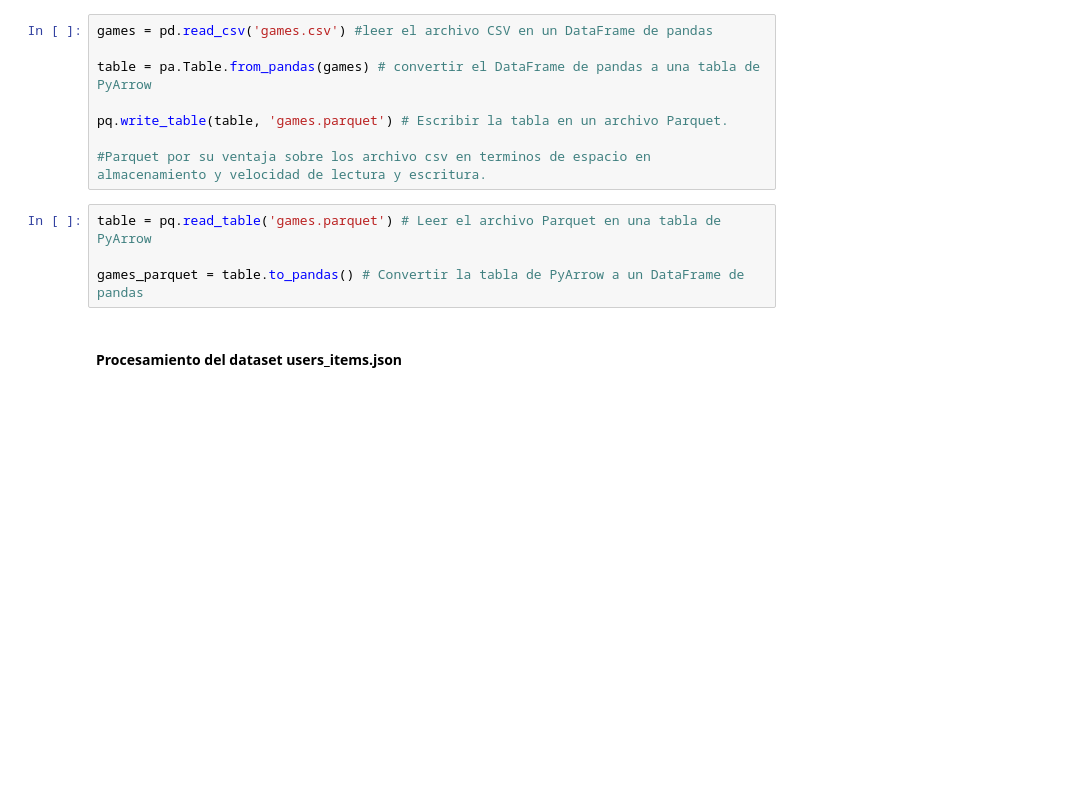
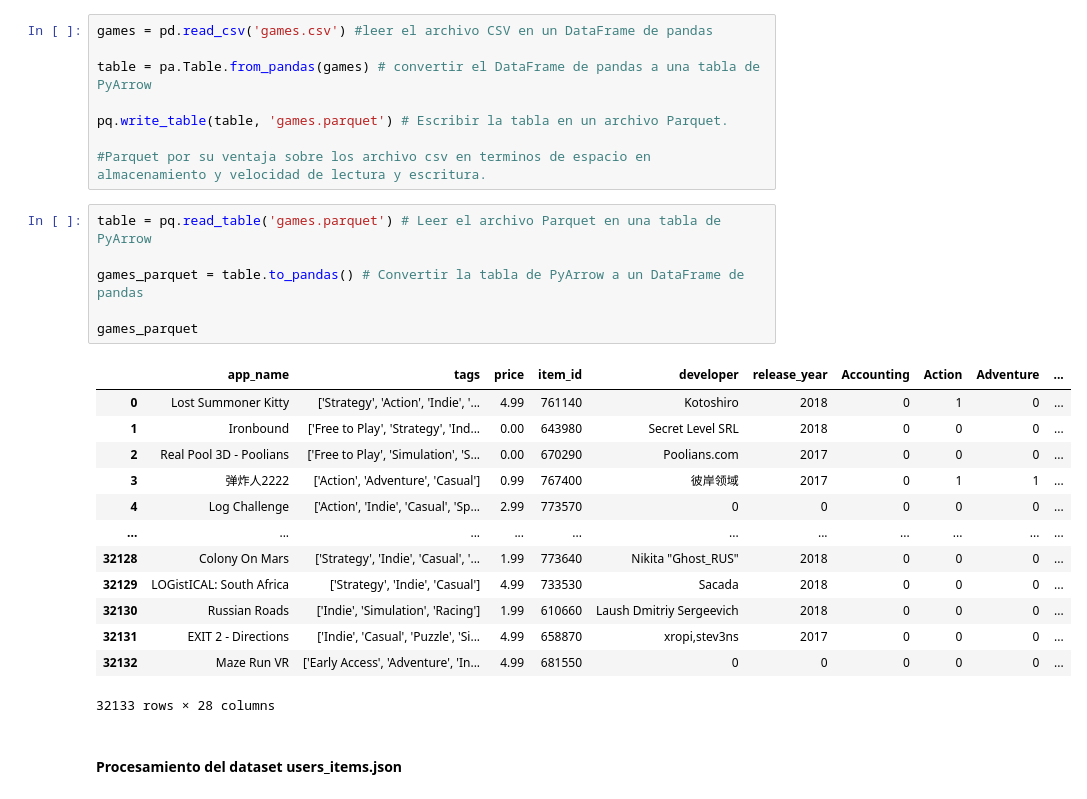
Before and after one commit to higodouza/PI_MLOps, a Jupyter notebook: ETL.ipynb, the cells around one changed output. Saved outputs shown, nothing was run; the diff lists cells and outputs as text; blank space fills up the shorter version.

```diff
--- a/ETL.ipynb
+++ b/ETL.ipynb
@@ -224,7 +224,23 @@ pq.write_table(table, 'games.parquet') # Escribir la tabla en un archivo Parquet
 # %%
 table = pq.read_table('games.parquet') # Leer el archivo Parquet en una tabla de PyArrow
 
 games_parquet = table.to_pandas() # Convertir la tabla de PyArrow a un DataFrame de pandas
+
+games_parquet
+# %% [output]
+|  | app_name | tags | price | item_id | developer | release_year | Accounting | Action | Adventure | ... |
+| 0 | Lost Summoner Kitty | ['Strategy', 'Action', 'Indie', '... | 4.99 | 761140 | Kotoshiro | 2018 | 0 | 1 | 0 | ... |
+| 1 | Ironbound | ['Free to Play', 'Strategy', 'Ind... | 0.00 | 643980 | Secret Level SRL | 2018 | 0 | 0 | 0 | ... |
+| 2 | Real Pool 3D - Poolians | ['Free to Play', 'Simulation', 'S... | 0.00 | 670290 | Poolians.com | 2017 | 0 | 0 | 0 | ... |
+| 3 | 弹炸人2222 | ['Action', 'Adventure', 'Casual'] | 0.99 | 767400 | 彼岸领域 | 2017 | 0 | 1 | 1 | ... |
+| 4 | Log Challenge | ['Action', 'Indie', 'Casual', 'Sp... | 2.99 | 773570 | 0 | 0 | 0 | 0 | 0 | ... |
+| ... | ... | ... | ... | ... | ... | ... | ... | ... | ... | ... |
+| 32128 | Colony On Mars | ['Strategy', 'Indie', 'Casual', '... | 1.99 | 773640 | Nikita "Ghost_RUS" | 2018 | 0 | 0 | 0 | ... |
+| 32129 | LOGistICAL: South Africa | ['Strategy', 'Indie', 'Casual'] | 4.99 | 733530 | Sacada | 2018 | 0 | 0 | 0 | ... |
+| 32130 | Russian Roads | ['Indie', 'Simulation', 'Racing'] | 1.99 | 610660 | Laush Dmitriy Sergeevich | 2018 | 0 | 0 | 0 | ... |
+| 32131 | EXIT 2 - Directions | ['Indie', 'Casual', 'Puzzle', 'Si... | 4.99 | 658870 | xropi,stev3ns | 2017 | 0 | 0 | 0 | ... |
+| 32132 | Maze Run VR | ['Early Access', 'Adventure', 'In... | 4.99 | 681550 | 0 | 0 | 0 | 0 | 0 | ... |
+32133 rows × 28 columns
 # %% [markdown]
 #### Procesamiento del dataset users_items.json
 # %%
```
Also changed, not shown: parts of 3 cells of this notebook, 1 other file.
